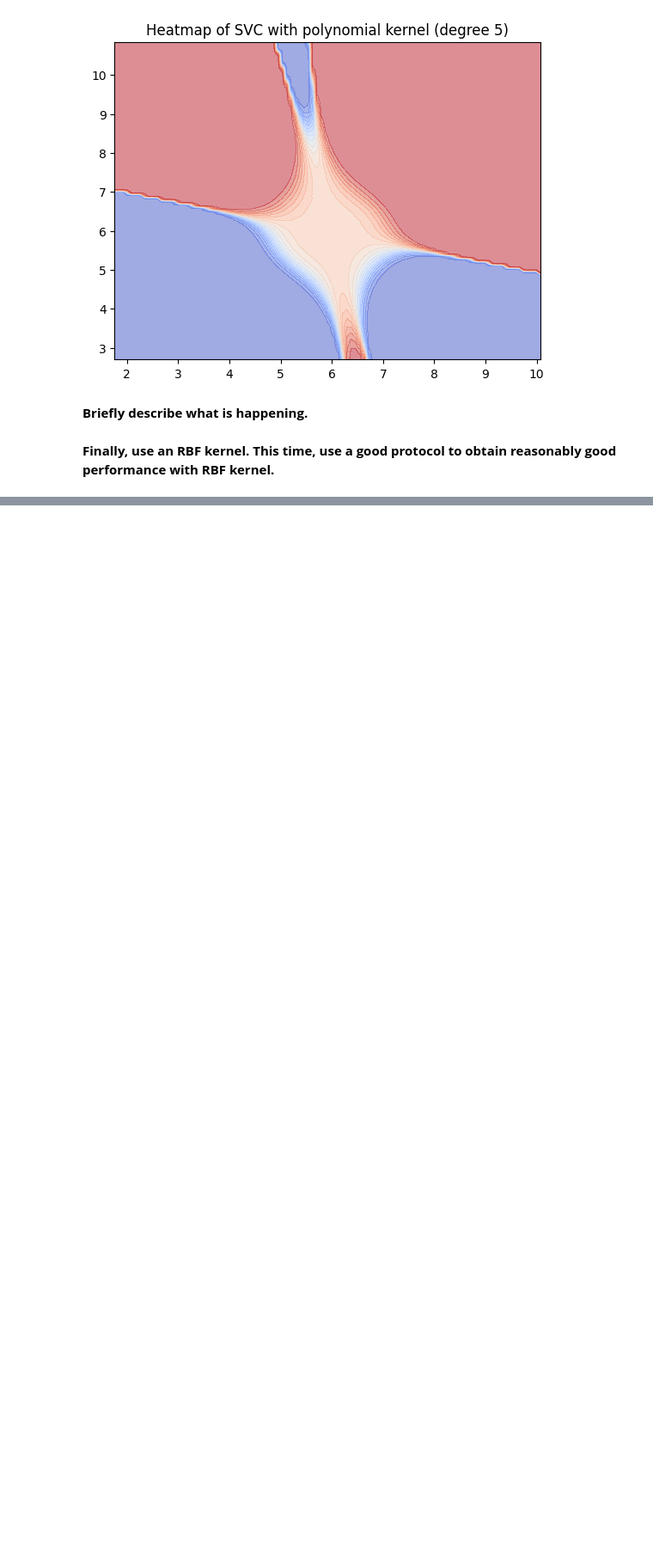
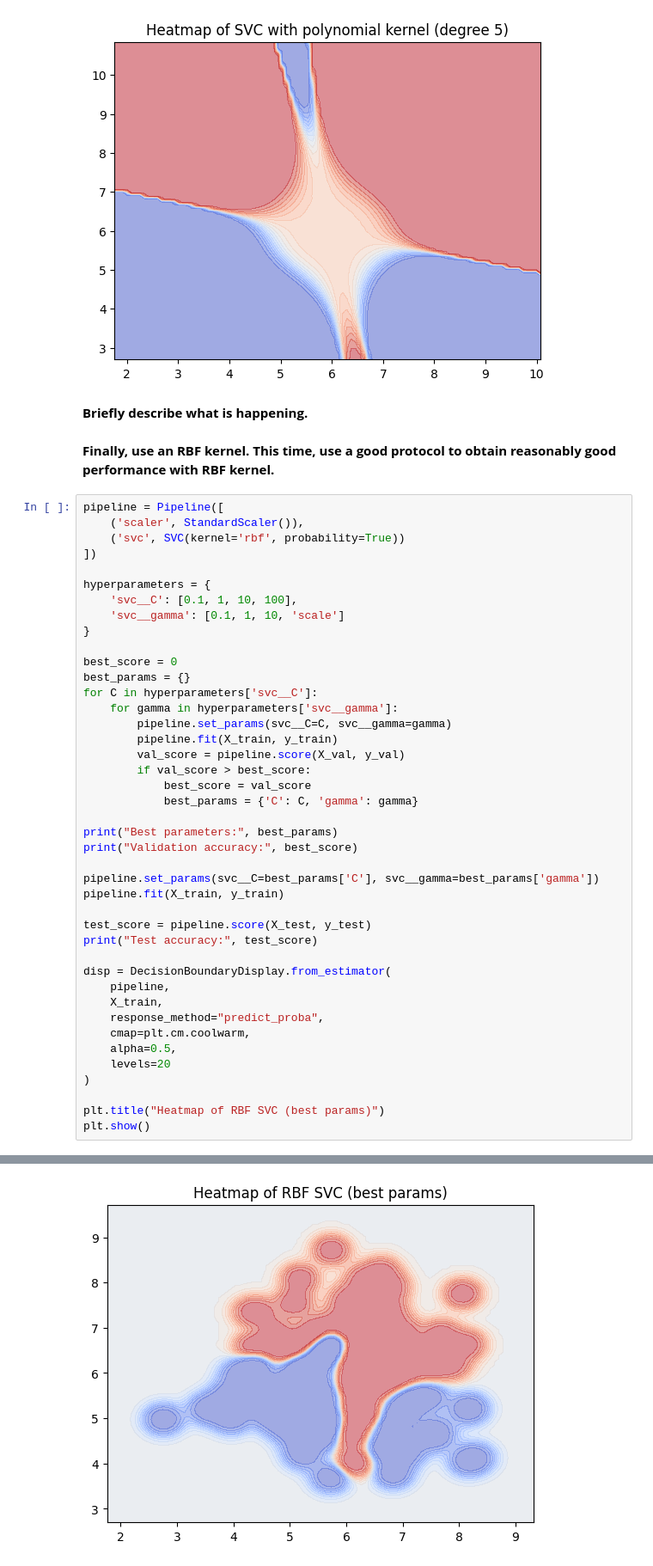
Before and after one commit to audreybvt/ML, a Jupyter notebook: Lab 4 - Classifiers extended edition.ipynb, the cells around one changed output, grey strips where cells are left out. Shown at 86% size. Drawn from its saved outputs; the diff is of its cells as text; blank space fills up the shorter version.

```diff
--- a/Lab 4 - Classifiers extended edition.ipynb
+++ b/Lab 4 - Classifiers extended edition.ipynb
@@ -711,3 +711,46 @@ for degree in range (1,6):
 **Briefly describe what is happening.**
 # %% [markdown]
 **Finally, use an RBF kernel. This time, use a good protocol to obtain reasonably good performance with RBF kernel.**
+# %%
+pipeline = Pipeline([
+    ('scaler', StandardScaler()),
+    ('svc', SVC(kernel='rbf', probability=True))
+])
+
+hyperparameters = {
+    'svc__C': [0.1, 1, 10, 100],
+    'svc__gamma': [0.1, 1, 10, 'scale']
+}
+
+best_score = 0
+best_params = {}
+for C in hyperparameters['svc__C']:
+    for gamma in hyperparameters['svc__gamma']:
+        pipeline.set_params(svc__C=C, svc__gamma=gamma)
+        pipeline.fit(X_train, y_train)
+        val_score = pipeline.score(X_val, y_val)
+        if val_score > best_score:
+            best_score = val_score
+            best_params = {'C': C, 'gamma': gamma}
+
+print("Best parameters:", best_params)
+print("Validation accuracy:", best_score)
+
+pipeline.set_params(svc__C=best_params['C'], svc__gamma=best_params['gamma'])
+pipeline.fit(X_train, y_train)
+
+test_score = pipeline.score(X_test, y_test)
+print("Test accuracy:", test_score)
+
+disp = DecisionBoundaryDisplay.from_estimator(
+    pipeline,
+    X_train,
+    response_method="predict_proba",
+    cmap=plt.cm.coolwarm,
+    alpha=0.5,
+    levels=20
+)
+
+plt.title("Heatmap of RBF SVC (best params)")
+plt.show()
+# %% [output]
@@ -713,0 +760 @@ for degree in range (1,6):
+[figure, added]
```
Also changed, not shown: parts of 1 cell of this notebook.
